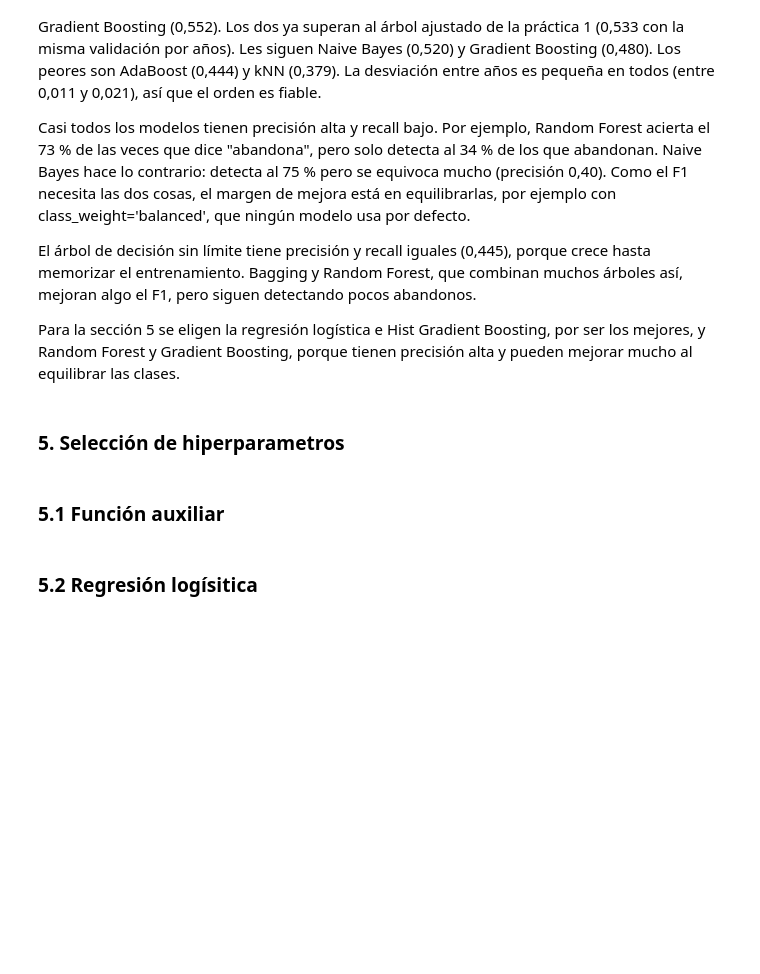
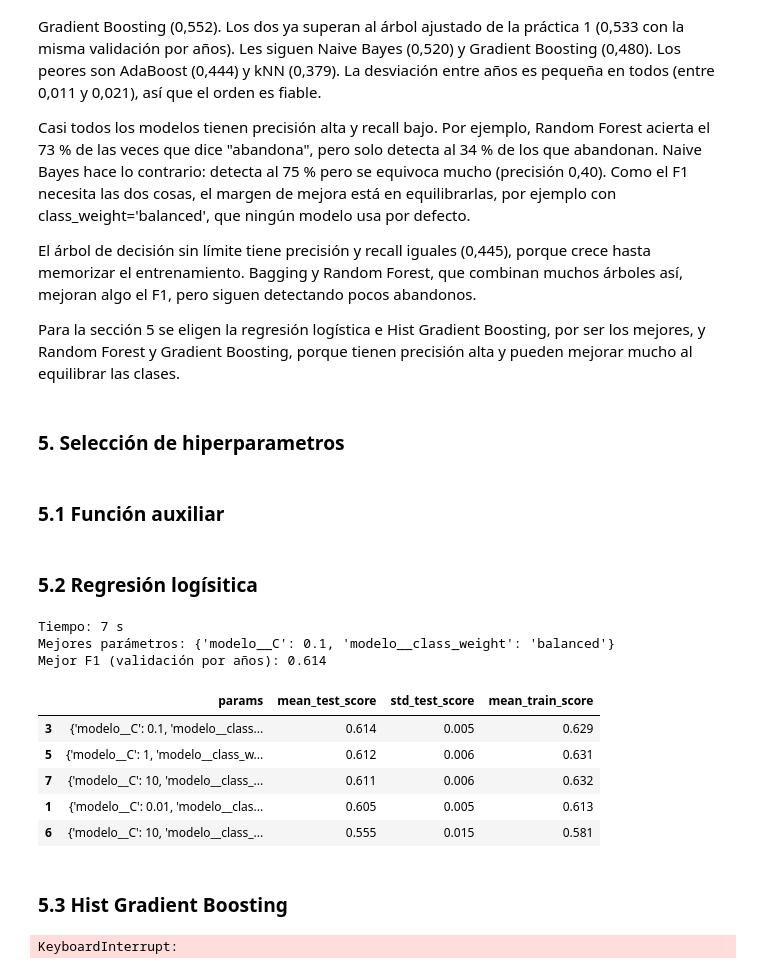
Before and after one commit to asoltiz28/data-mining-2026, a Jupyter notebook: practica-02/Práctica 2 - Aprendizaje y selección de modelos.ipynb, the cells around one changed output. Drawn from its saved outputs; the diff is of its cells as text; code cells hidden in the pictures; blank space fills up the shorter version.

```diff
--- a/practica-02/Práctica 2 - Aprendizaje y selección de modelos.ipynb
+++ b/practica-02/Práctica 2 - Aprendizaje y selección de modelos.ipynb
@@ -556,3 +556,39 @@ def buscar(modelo, rejilla, denso=False):
     return busqueda
 # %% [markdown]
 ### 5.2 Regresión logísitica
+# %%
+# 5.2 Regresión logística: fuerza de la regularización (C) y pesos de las clases
+rejilla_lr = {
+    'modelo__C': [0.01, 0.1, 1, 10],                # 1 es el valor por defecto
+    'modelo__class_weight': [None, 'balanced'],
+}
+busqueda_lr = buscar(modelos['Regresión logística'], rejilla_lr)
+# %% [output]
+Tiempo: 7 s
+Mejores parámetros: {'modelo__C': 0.1, 'modelo__class_weight': 'balanced'}
+Mejor F1 (validación por años): 0.614
+|  | params | mean_test_score | std_test_score | mean_train_score |
+| 3 | {'modelo__C': 0.1, 'modelo__class... | 0.614 | 0.005 | 0.629 |
+| 5 | {'modelo__C': 1, 'modelo__class_w... | 0.612 | 0.006 | 0.631 |
+| 7 | {'modelo__C': 10, 'modelo__class_... | 0.611 | 0.006 | 0.632 |
+| 1 | {'modelo__C': 0.01, 'modelo__clas... | 0.605 | 0.005 | 0.613 |
+| 6 | {'modelo__C': 10, 'modelo__class_... | 0.555 | 0.015 | 0.581 |
+# %% [markdown]
+### 5.3 Hist Gradient Boosting
+# %%
+# 5.3 HistGradientBoostingClassifier
+
+rejilla_hgb = {
+    'modelo__learning_rate': [0.05, 0.1],
+    'modelo__max_iter': [100, 300],
+    'modelo__max_leaf_nodes': [15, 31],
+    'modelo__class_weight': [None, 'balanced']
+}
+
+busqueda_hgb = buscar(
+    modelos['Hist Gradient Boosting'],
+    rejilla_hgb,
+    denso=True
+)
+# %% [output]
+KeyboardInterrupt:
```
Also changed, not shown: parts of 1 cell of this notebook.
